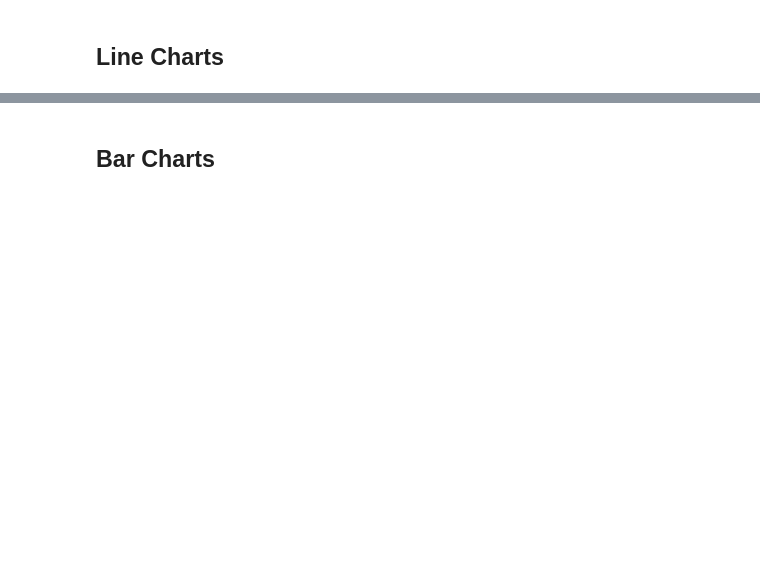
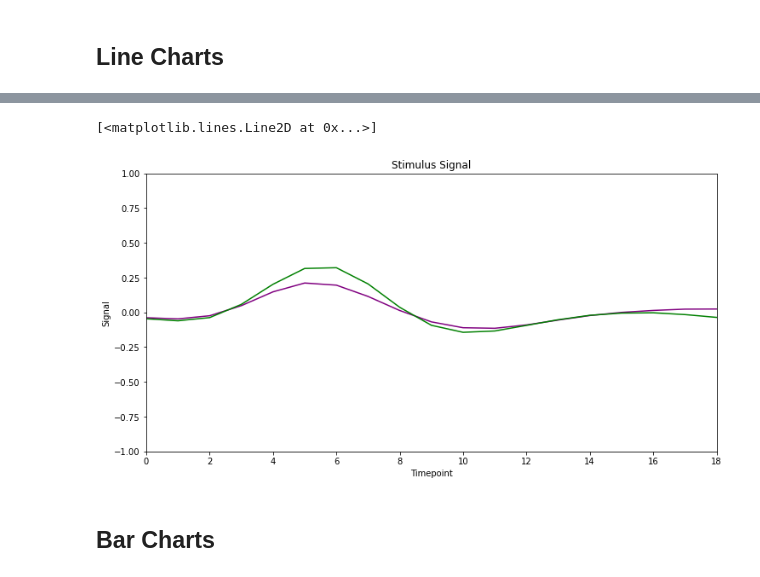
Before and after one commit to r2klabs/Penguins, a Jupyter notebook: Visualization.ipynb, the cells around one changed output, grey strips where cells are left out. Cells and saved outputs as stored; diff of their text form; code cells hidden in the pictures; blank space fills up the shorter version.

```diff
--- a/Visualization.ipynb
+++ b/Visualization.ipynb
@@ -25,2 +99,4 @@ And you can load them as follows:
 # %% [markdown]
 ## Line Charts
+# %%
+fmri = sns.load_dataset('fmri')
@@ -26,0 +112,7 @@ And you can load them as follows:
+# %%
+s13 = fmri.query("subject=='s13' and region=='frontal' and event=='stim'")
+s13 = s13.sort_values(by='timepoint')
+s13.index = s13.timepoint
+s1 = fmri.query("subject=='s1' and region=='frontal' and event=='stim'")
+s1 = s1.sort_values(by='timepoint')
+s1.index = s1.timepoint
@@ -27,2 +140,13 @@ And you can load them as follows:
+# %%
+fig = plt.figure(figsize=(12,6))
+plt.plot(s13.signal, color='purple')
+plt.title('Stimulus Signal')
+plt.xlabel('Timepoint')
+plt.ylabel('Signal')
+plt.axis([0,18,-1,1])
+plt.plot(s1.signal, color='green')
+# %% [output]
+[<matplotlib.lines.Line2D at 0x...>]
+[figure, added]
 # %% [markdown]
 ## Bar Charts
```
Also changed, not shown: parts of 28 cells of this notebook.
